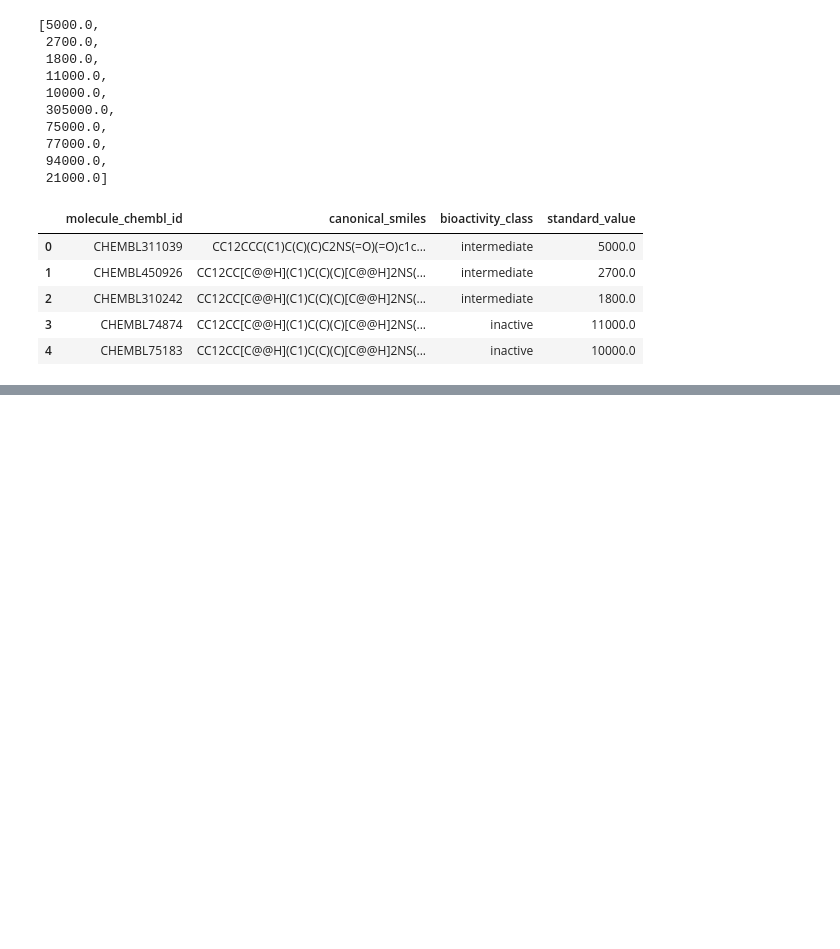
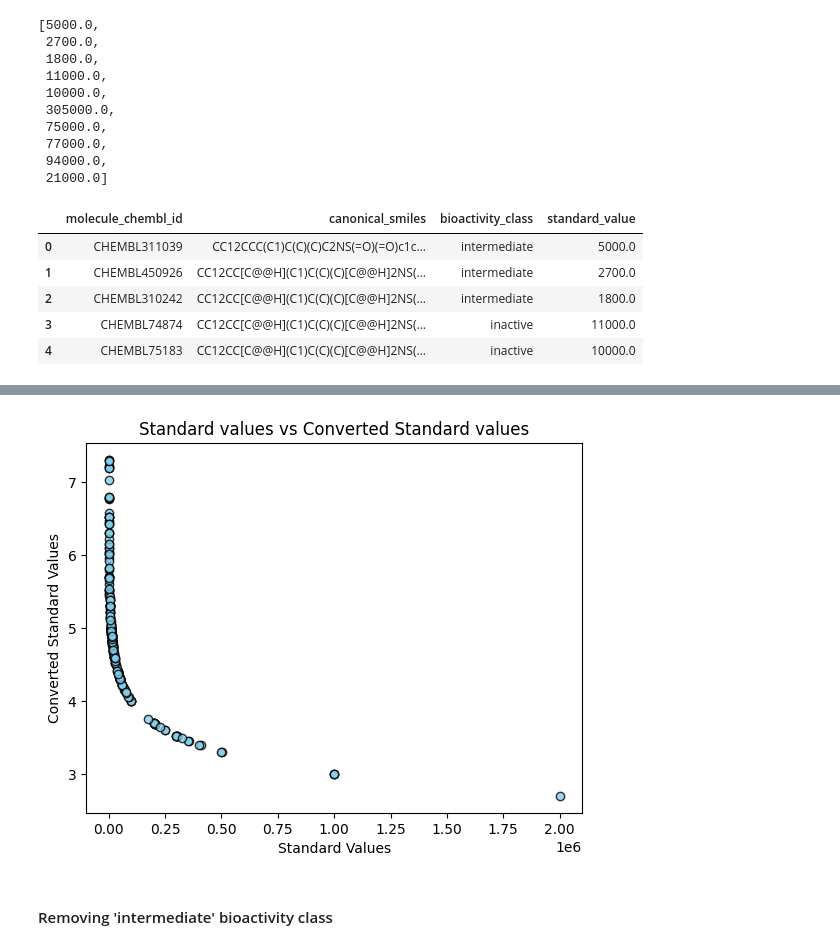
Before and after one commit to silvano315/Med-Physics, a Jupyter notebook: notebooks/Bioinformatics_project_Bioactivity_data.ipynb, the cells around one changed output, grey strips where cells are left out. Drawn from its saved outputs; the diff is of its cells as text; code cells hidden in the pictures; blank space fills up the shorter version.

```diff
--- a/notebooks/Bioinformatics_project_Bioactivity_data.ipynb
+++ b/notebooks/Bioinformatics_project_Bioactivity_data.ipynb
@@ -434,0 +550,12 @@ df_3_alzh.to_csv("data/CHEMBL_Bioactivity_Data/bioactivity_alzheimer_preprocesse
+# %%
+def pIC50(input):
+    pIC50 = []
+
+    for i in input['standard_value_norm']:
+        molar = i*(10**-9) #converts nM to M
+        pIC50.append(-np.log10(molar))
+
+    input['pIC50'] = pIC50
+    x = input.drop('standard_value_norm', axis = 1)
+
+    return x
@@ -434,0 +580,17 @@ df_3_alzh.to_csv("data/CHEMBL_Bioactivity_Data/bioactivity_alzheimer_preprocesse
+# %%
+def norm_value(input):
+
+    norm = []
+
+    for i in input['standard_value']:
+        if i > 100000000:
+            i = 100000000
+        norm.append(i)
+
+    input['standard_value_norm'] = norm
+    x = input.drop('standard_value', axis = 1)
+
+    return x
+# %%
+df_norm = norm_value(df_combined)
+df_norm.head()
@@ -434,0 +618,3 @@ df_3_alzh.to_csv("data/CHEMBL_Bioactivity_Data/bioactivity_alzheimer_preprocesse
+# %%
+df_final = pIC50(df_norm)
+df_final.head()
@@ -434,0 +628,10 @@ df_3_alzh.to_csv("data/CHEMBL_Bioactivity_Data/bioactivity_alzheimer_preprocesse
+# %%
+plt.scatter(df_combined['standard_value'], df_final['pIC50'], c='skyblue', edgecolors='black', alpha=0.8)
+plt.title("Standard values vs Converted Standard values")
+plt.ylabel("Converted Standard Values")
+plt.xlabel("Standard Values")
+plt.show()
+# %% [output]
+[figure, added]
+# %% [markdown]
+#### Removing 'intermediate' bioactivity class
```
Also changed, not shown: parts of 45 cells of this notebook.
